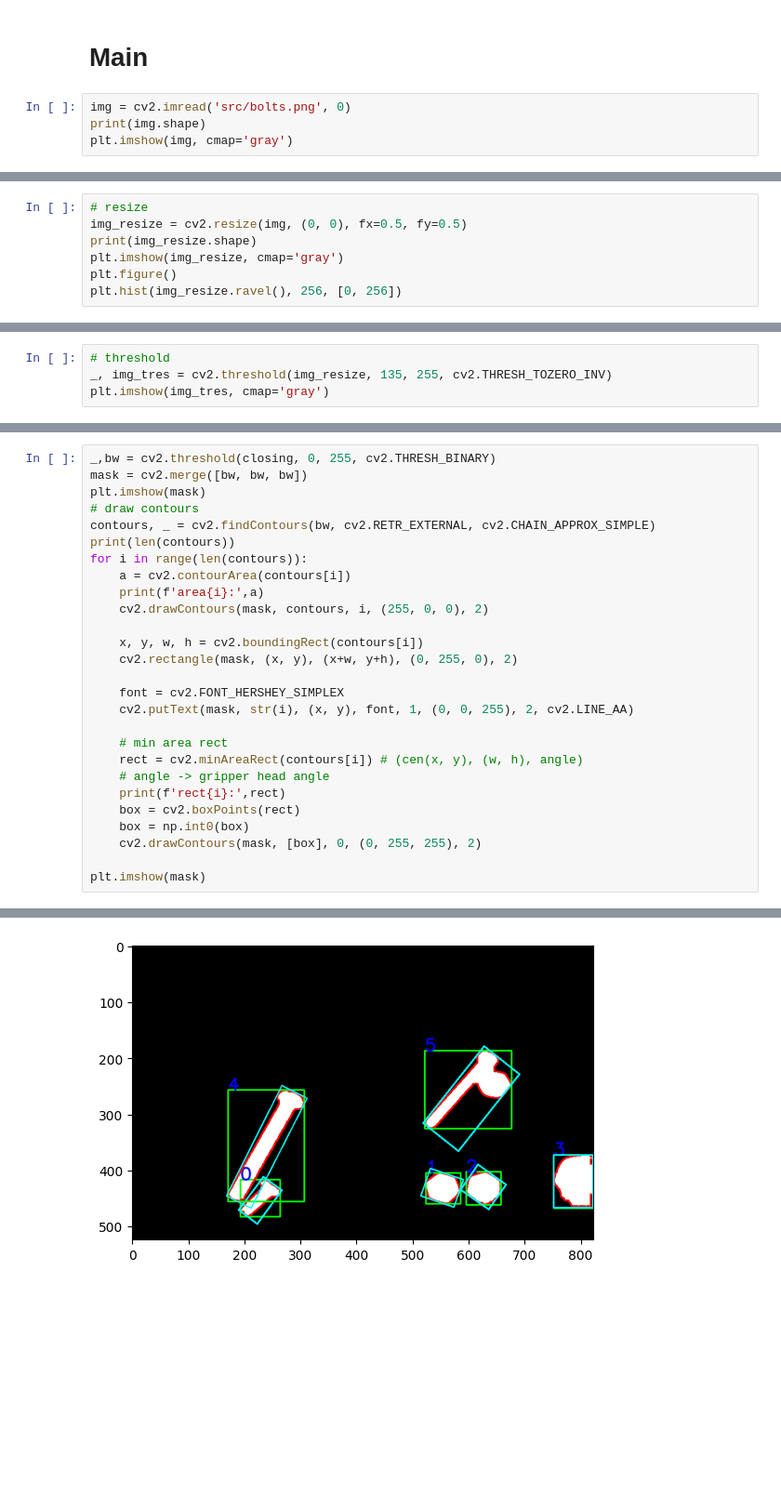
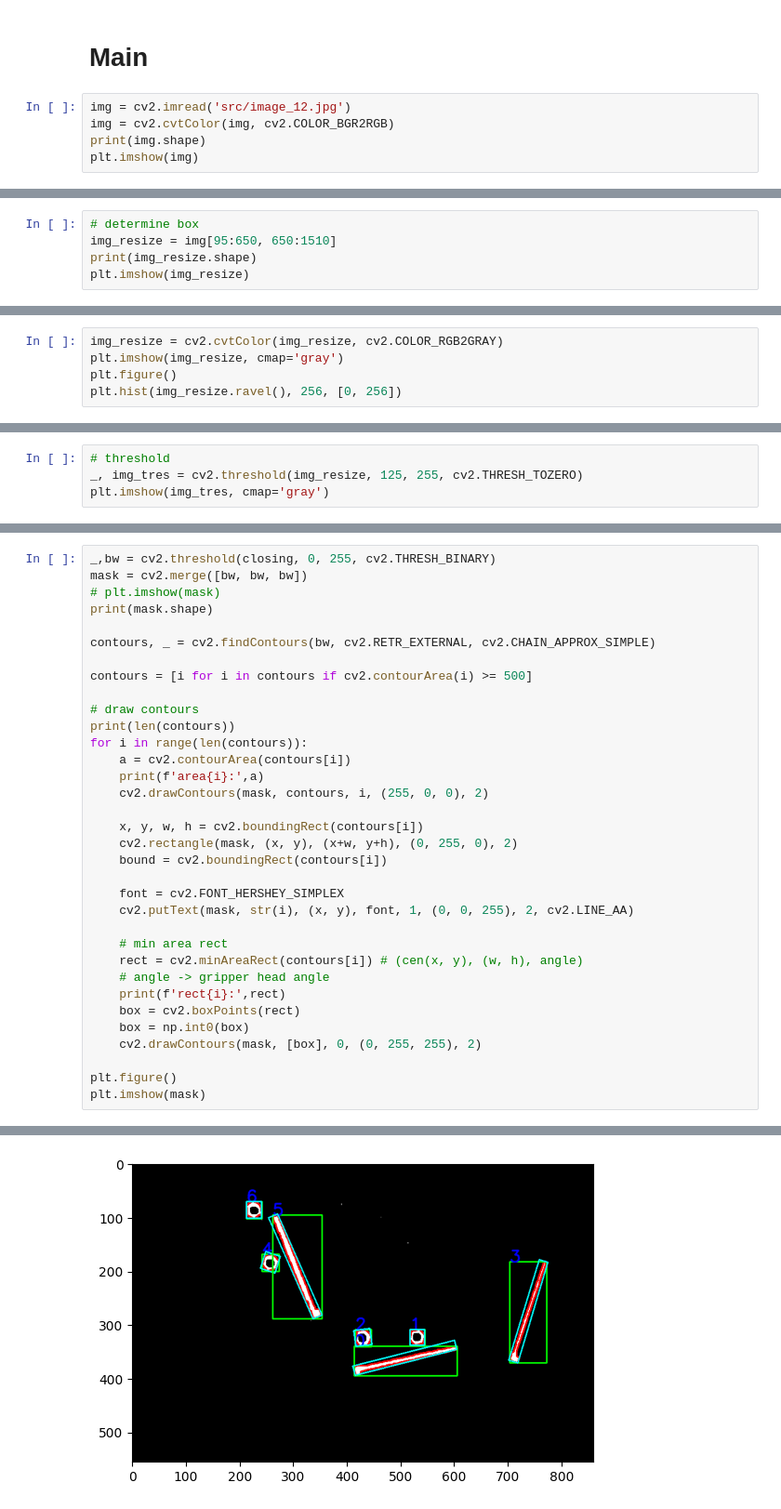
Before and after one commit to sincerem00n/6DOE-with-cv, a Jupyter notebook: detect.ipynb, the cells around one changed output, grey strips where cells are left out. Shown at 93% size. Cells and saved outputs as stored; diff of their text form; blank space fills up the shorter version.

```diff
--- a/detect.ipynb
+++ b/detect.ipynb
@@ -8,7 +8,8 @@ print(cv2.__version__)
 # %% [markdown]
 # Main
 # %%
-img = cv2.imread('src/bolts.png', 0)
+img = cv2.imread('src/image_12.jpg')
+img = cv2.cvtColor(img, cv2.COLOR_BGR2RGB)
 print(img.shape)
-plt.imshow(img, cmap='gray')
+plt.imshow(img)
 # %% [output]
@@ -17,0 +19,5 @@ plt.imshow(img, cmap='gray')
+# %%
+# determine box
+img_resize = img[95:650, 650:1510]
+print(img_resize.shape)
+plt.imshow(img_resize)
@@ -18,7 +28,5 @@ plt.imshow(img, cmap='gray')
 # %%
-# resize
-img_resize = cv2.resize(img, (0, 0), fx=0.5, fy=0.5)
-print(img_resize.shape)
+img_resize = cv2.cvtColor(img_resize, cv2.COLOR_RGB2GRAY)
 plt.imshow(img_resize, cmap='gray')
 plt.figure()
 plt.hist(img_resize.ravel(), 256, [0, 256])
@@ -46,6 +53,6 @@ plt.hist(img_resize.ravel(), 256, [0, 256])
 # %%
 # threshold
-_, img_tres = cv2.threshold(img_resize, 135, 255, cv2.THRESH_TOZERO_INV)
+_, img_tres = cv2.threshold(img_resize, 125, 255, cv2.THRESH_TOZERO)
 plt.imshow(img_tres, cmap='gray')
 # %% [output]
 <matplotlib.image.AxesImage at 0x...>
@@ -72,9 +79,14 @@ plt.imshow(dist, cmap='gray')
 # %%
 _,bw = cv2.threshold(closing, 0, 255, cv2.THRESH_BINARY)
 mask = cv2.merge([bw, bw, bw])
-plt.imshow(mask)
+# plt.imshow(mask)
+print(mask.shape)
+
+contours, _ = cv2.findContours(bw, cv2.RETR_EXTERNAL, cv2.CHAIN_APPROX_SIMPLE)
+
+contours = [i for i in contours if cv2.contourArea(i) >= 500]
+
 # draw contours
-contours, _ = cv2.findContours(bw, cv2.RETR_EXTERNAL, cv2.CHAIN_APPROX_SIMPLE)
 print(len(contours))
 for i in range(len(contours)):
     a = cv2.contourArea(contours[i])
@@ -83,6 +95,7 @@ for i in range(len(contours)):
 
     x, y, w, h = cv2.boundingRect(contours[i])
     cv2.rectangle(mask, (x, y), (x+w, y+h), (0, 255, 0), 2)
+    bound = cv2.boundingRect(contours[i])
 
     font = cv2.FONT_HERSHEY_SIMPLEX
     cv2.putText(mask, str(i), (x, y), font, 1, (0, 0, 255), 2, cv2.LINE_AA)
@@ -95,5 +108,6 @@ for i in range(len(contours)):
     box = np.int0(box)
     cv2.drawContours(mask, [box], 0, (0, 255, 255), 2)
 
+plt.figure()
 plt.imshow(mask)
 # %% [output]
@@ -113,3 +130,3 @@ rect5: ((605.624755859375, 273.0688781738281), (80.87538146972656, 175.215148925
 <matplotlib.image.AxesImage at 0x...>
-[figure, old version]
+[figure, new version]
 # %%
```
Also changed, not shown: parts of 9 cells of this notebook, 13 other files.
